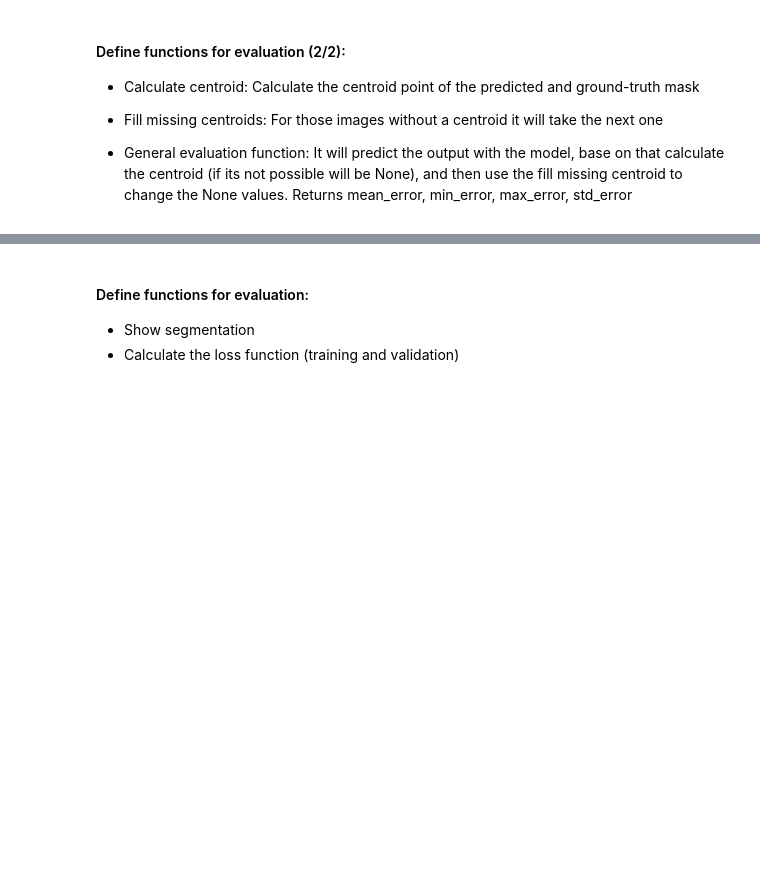
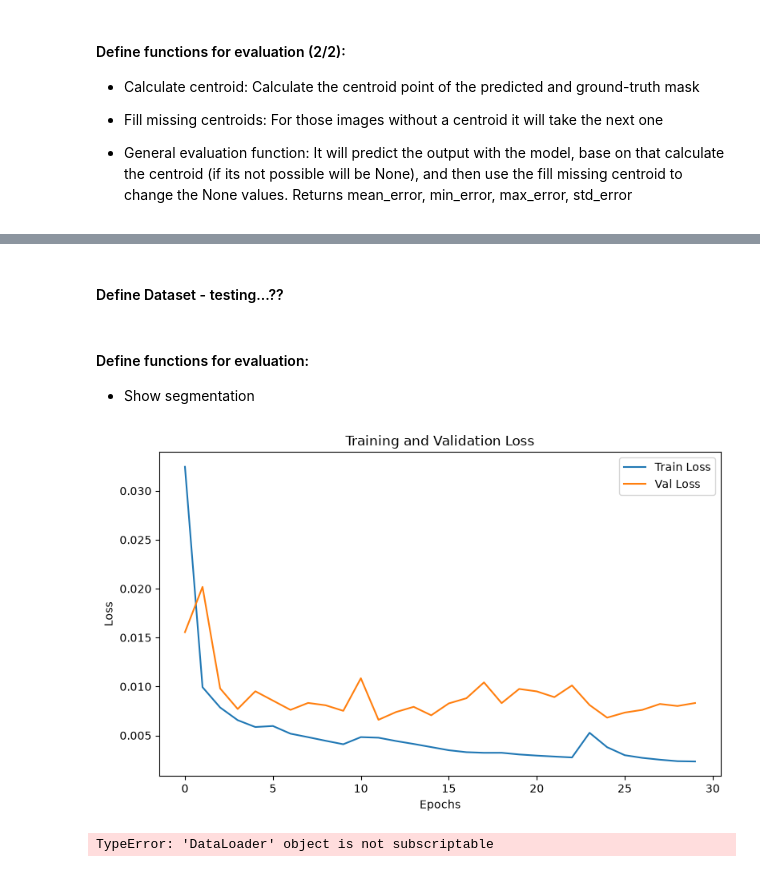
Before and after one commit to manuela-profile/cardiac-mri-lv-segmentation, a Jupyter notebook: 01_project.ipynb, the cells around one changed output, grey strips where cells are left out. Saved outputs shown, nothing was run; the diff lists cells and outputs as text; code cells hidden in the pictures; blank space fills up the shorter version.

```diff
--- a/01_project.ipynb
+++ b/01_project.ipynb
@@ -504,3 +762,29 @@ def crop_center(img, x_center, y_center, size=ROI_SIZE):
     ax.set_axis_off()
     im = ax.imshow(img_cropped, cmap="gray")
     return img_cropped
+# %%
+# TODO: Temporal:
+resized = A.Compose(
+    [A.Resize(height=128, width=128)]
+)  # we are doing this because i haven joined the output of FCN1 here
+
+
+# Choose 10 random patients from pattient 001 to patiento 100 for the validation set
+random.seed(42)
+patients = list(range(1, 101))  # patient001 - patient100
+val_patients = random.sample(patients, 10)
+
+train_paths = []
+validation_paths = []
+
+# Extracts the patient number from the file path and checks whether that patient belongs to the validation set.
+for f in train_val_paths:
+    patient = int(f.split("patient")[1][:3])
+    if patient in val_patients:
+        validation_paths.append(f)
+    else:
+        train_paths.append(f)
+# ------
+
+ds_train_fcn2 = FCN2Dataset(train_paths, resized)
+ds_validation_fcn2 = FCN2Dataset(validation_paths, resized)
@@ -667,5 +1124,5 @@ Max Error:  28.15 pixels
 # %%
-img, mask, _ = ds_test[0]  # ejemplo de una imagen
+img, mask1, _ = ds_test[0]  # ejemplo de una imagen
 img_np = img.squeeze(0).cpu().numpy()
 
 with torch.no_grad():
@@ -1101,0 +1156,2 @@ print("Training is done")
+# %% [markdown]
+#### Define Dataset - testing...??
@@ -1103,4 +1167,3 @@ print("Training is done")
 #### Define functions for evaluation:
 
 - Show segmentation
-- Calculate the loss function (training and validation)
@@ -1121,6 +1170,7 @@ def plot_metrics_fcn2(metrics):
 # %%
+# TODO:
 def show_segmentation_fcn2(model, dataset, im_number=0):
-    img, mask, _ = dataset[im_number]
+    img, mask = dataset[im_number]
     img = img.squeeze().cpu()
 
     # 2. Preparar Predicción
@@ -1160,5 +1210,8 @@ def show_segmentation_fcn2(model, dataset, im_number=0):
 
     plt.show()
 # %%
-plot_metrics_fcn2(metrics)
+plot_metrics(metrics)
 show_segmentation_fcn2(model, dl_test_fcn2, im_number=12)
+# %% [output]
+[figure, added]
+TypeError: 'DataLoader' object is not subscriptable
```
Also changed, not shown: parts of 34 cells of this notebook, 1 other file.
